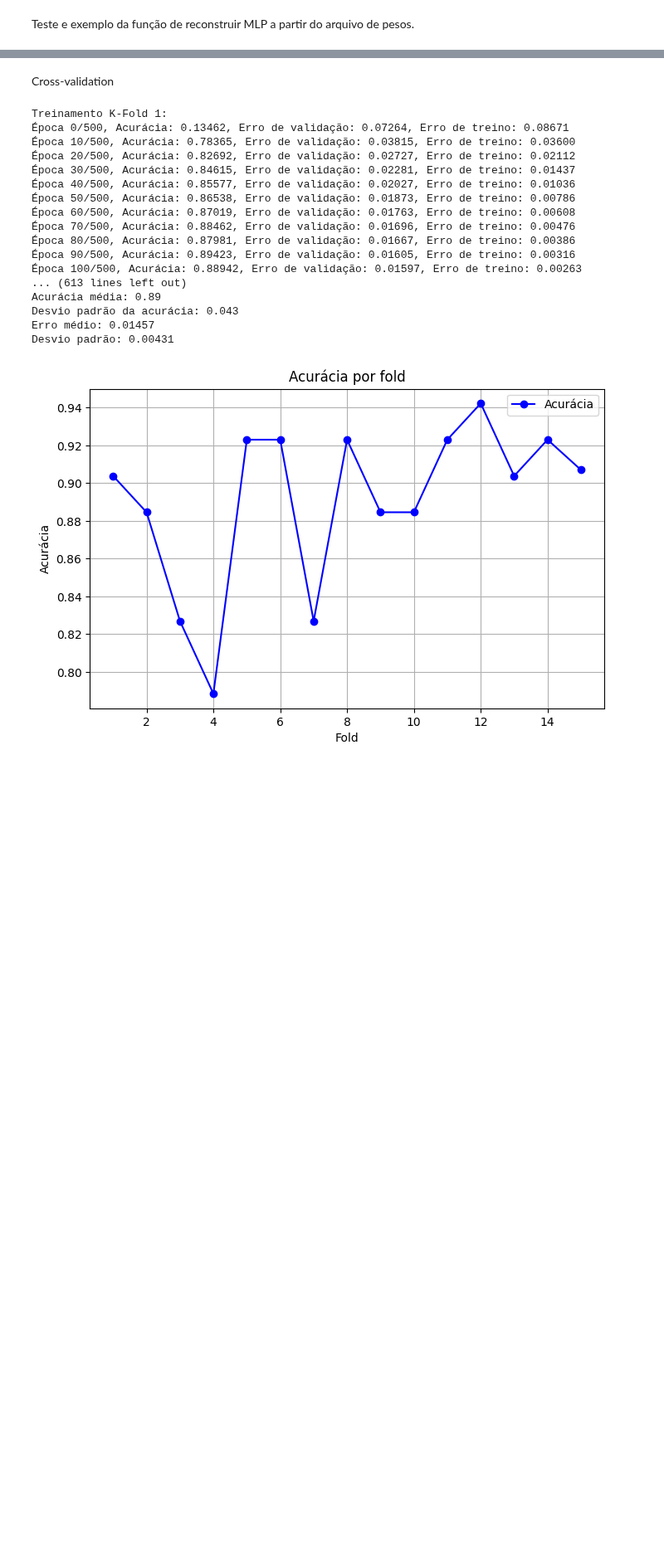
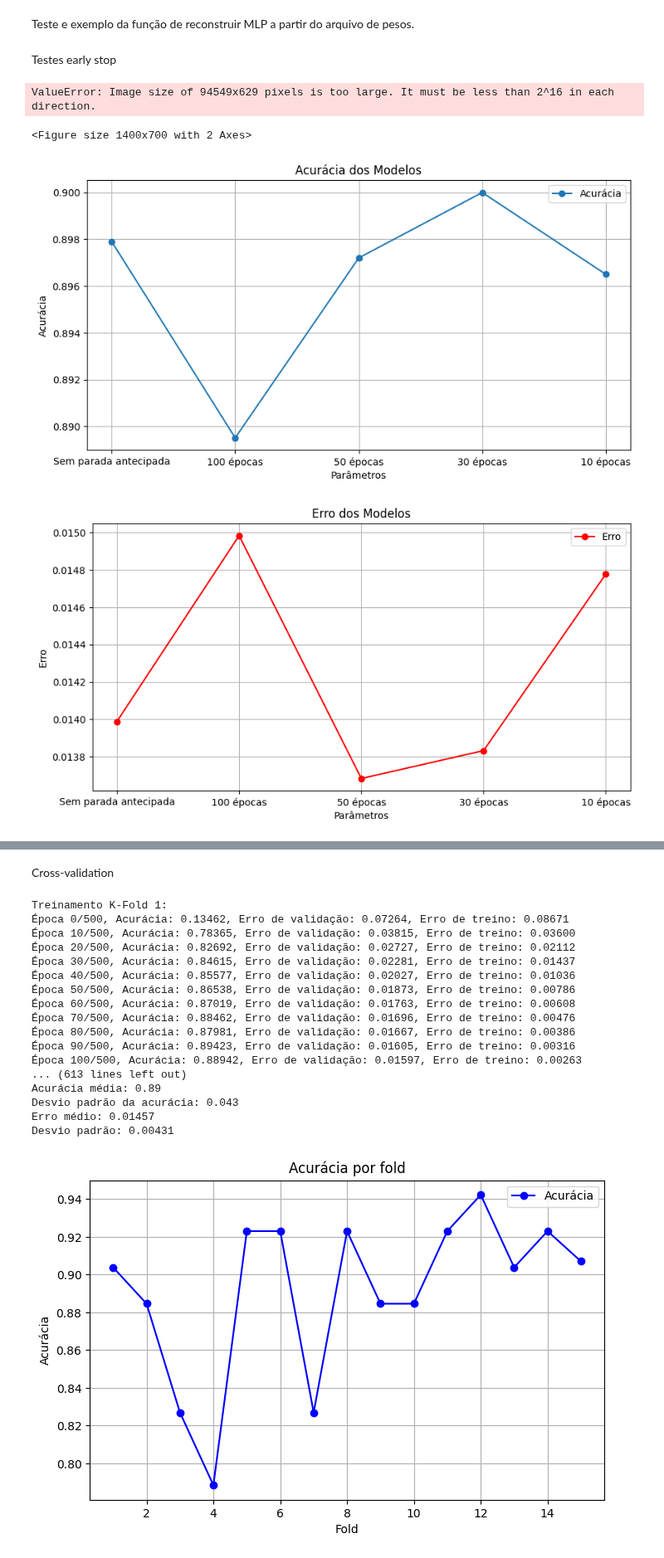
Before and after one commit to claradasneves/ep-ia, a Jupyter notebook: ep_ia_backup.ipynb, the cells around one changed output, grey strips where cells are left out. Shown at 83% size. Cells and saved outputs as stored; diff of their text form; code cells hidden in the pictures; blank space fills up the shorter version.

Commit message:
erro minimo ajustado

```diff
--- a/ep_ia_backup.ipynb
+++ b/ep_ia_backup.ipynb
@@ -684,8 +704,8 @@ def grid_search():
     imagens = ler_arq_imagens('X.txt')
     classes = ler_arq_classes('Y_letra.txt')
 
-    tp = 0.1
-    while tp <= 0.9:
+    early_stop = [10, 30, 50]
+    for es in early_stop:
 
         # Dividindo os dados em conjuntos de treinamento e teste
         x_train, y_train, x_test, y_test = dividir_dados(imagens, classes, test_proportion=tp)
@@ -695,7 +715,7 @@ def grid_search():
         y_test = y_test.astype(float)
 
         # Parâmetros fixos para o treinamento
-        early_stop_param = 500
+        early_stop_param = es
         min_output_error = 0.000000001
         max_epochs_num = 500
 
@@ -776,3 +796,5 @@ def teste_build_mlp():
     plotar_matriz_de_confusao(predictions, y_test)
 
 teste_build_mlp()
+# %% [markdown]
+Testes early stop
@@ -778,0 +859,65 @@ teste_build_mlp()
+# %%
+# Plot training and validation errors for the two specified models in a single row
+com_dois = pd.read_csv("csvs/com_dois.csv")
+
+# Plot training and validation errors side by side for the specified models
+fig, axes = plt.subplots(1, 2, figsize=(14, 7))
+
+
+# Plot for the model with both momentum and Xavier initialization
+axes[1].plot(com_dois.loc[0, 'Erros de treinamento por época'], label='Erro de Treinamento')
+axes[1].plot(com_dois.loc[0, 'Erros de validação por época'], label='Erro de Validação')
+axes[1].set_title('Com Momentum e Com Xavier - Erros por Época')
+axes[1].set_xlabel('Época')
+axes[1].set_ylabel('Erro')
+#axes[1].set_ylim([all_min_error, all_max_error])
+#axes[1].set_yticks(all_y_ticks)
+axes[1].legend()
+axes[1].grid(True)  # Enable grid
+
+plt.tight_layout()
+plt.show()
+# %% [output]
+ValueError: Image size of 94549x629 pixels is too large. It must be less than 2^16 in each direction.
+<Figure size 1400x700 with 2 Axes>
+# %%
+parametros = ["Sem parada antecipada", "100 épocas", "50 épocas", "30 épocas", "10 épocas"]
+dados = modelos
+
+# Extrair acurácia, erro e desvio padrão
+acuracias = [d[0] for d in modelos]
+erros = [d[1] for d in modelos]
+desvios = [d[2] for d in modelos]
+
+# Plotando as acurácias
+plt.figure(figsize=(10, 5))
+plt.plot(parametros, acuracias, marker='o', label='Acurácia')
+plt.xlabel('Parâmetros')
+plt.ylabel('Acurácia')
+plt.title('Acurácia dos Modelos')
+plt.legend()
+plt.grid(True)
+plt.show()
+
+# Plotando os erros
+plt.figure(figsize=(10, 5))
+plt.plot(parametros, erros, marker='o', label='Erro', color='red')
+plt.xlabel('Parâmetros')
+plt.ylabel('Erro')
+plt.title('Erro dos Modelos')
+plt.legend()
+plt.grid(True)
+plt.show()
+
+# Plotando os desvios padrões
+plt.figure(figsize=(10, 5))
+plt.plot(parametros, desvios, marker='o', label='Desvio Padrão', color='green')
+plt.xlabel('Parâmetros')
+plt.ylabel('Desvio Padrão')
+plt.title('Desvio Padrão dos Modelos')
+plt.legend()
+plt.grid(True)
+plt.show()
+# %% [output]
+[figure, added]
+[figure, added]
```
Also changed, not shown: parts of 4 cells of this notebook, 1 other file.
